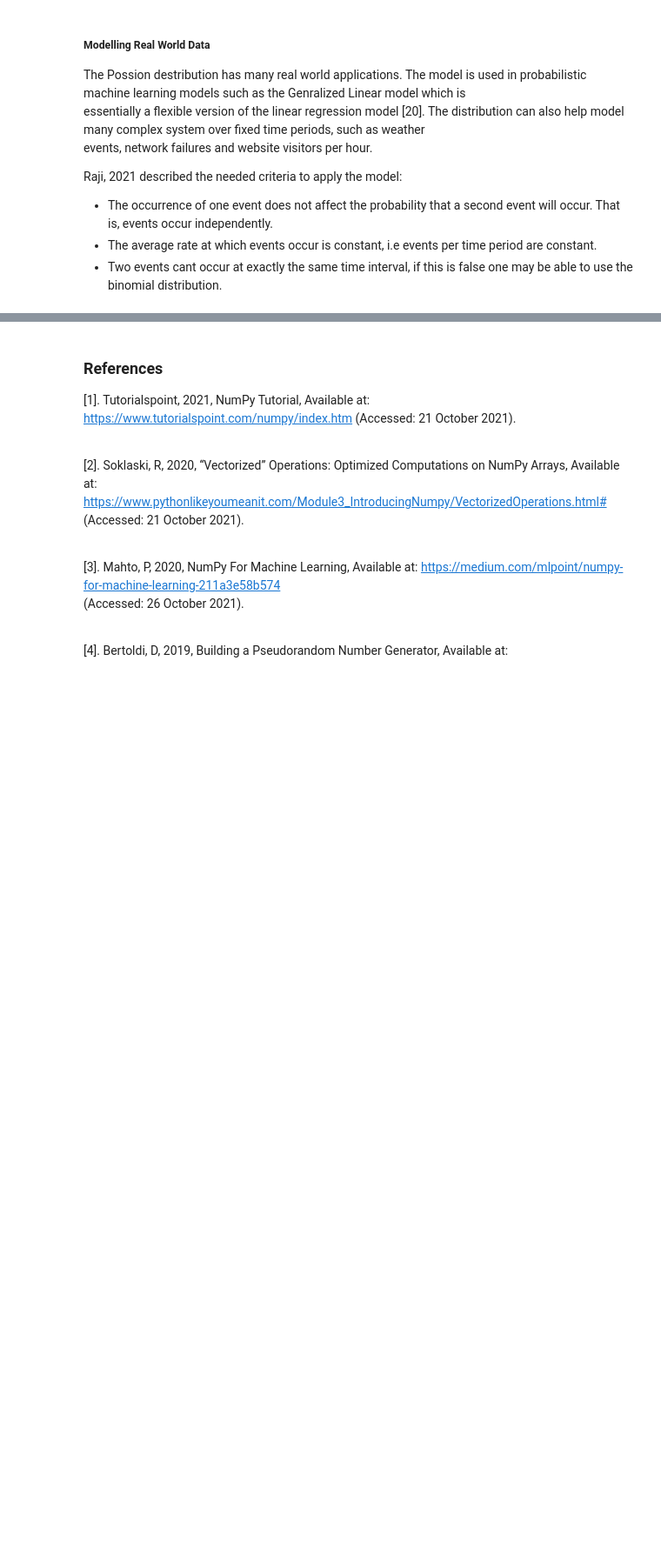
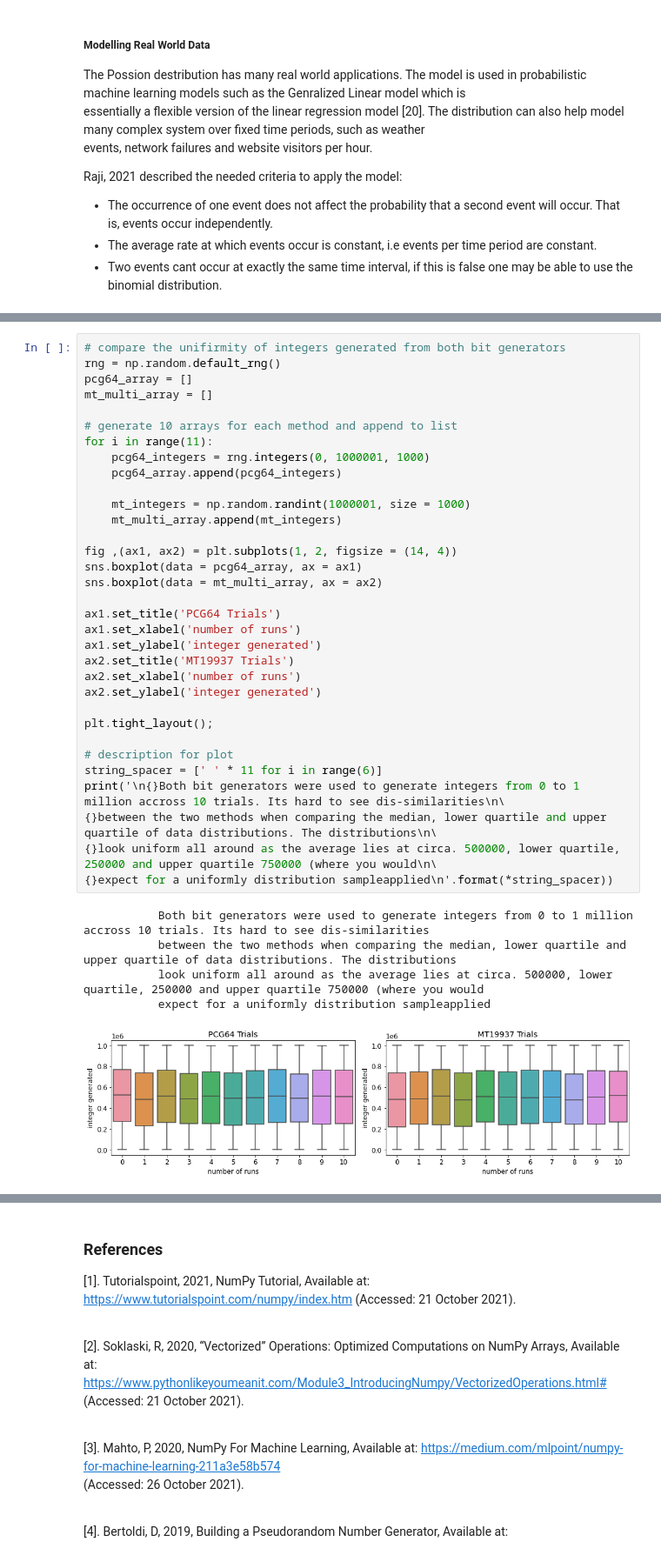
Before and after one commit to CiaranMoran27/playing_with_jupyter, a Jupyter notebook: numpy-random.ipynb, the cells around one changed output, grey strips where cells are left out. Shown: that part at 87% size. Drawn from its saved outputs; the diff is of its cells as text; blank space fills up the shorter version.

```diff
--- a/numpy-random.ipynb
+++ b/numpy-random.ipynb
@@ -1119,0 +1149,39 @@ The PCG64 bit generated normal floats 54.91 % quicker.
+# %%
+# compare the unifirmity of integers generated from both bit generators
+rng = np.random.default_rng()
+pcg64_array = []
+mt_multi_array = []
+
+# generate 10 arrays for each method and append to list
+for i in range(11):
+    pcg64_integers = rng.integers(0, 1000001, 1000)
+    pcg64_array.append(pcg64_integers)
+
+    mt_integers = np.random.randint(1000001, size = 1000)
+    mt_multi_array.append(mt_integers)
+
+fig ,(ax1, ax2) = plt.subplots(1, 2, figsize = (14, 4))
+sns.boxplot(data = pcg64_array, ax = ax1)
+sns.boxplot(data = mt_multi_array, ax = ax2)
+
+ax1.set_title('PCG64 Trials')
+ax1.set_xlabel('number of runs')
+ax1.set_ylabel('integer generated')
+ax2.set_title('MT19937 Trials')
+ax2.set_xlabel('number of runs')
+ax2.set_ylabel('integer generated')
+
+plt.tight_layout();
+
+# description for plot
+string_spacer = [' ' * 11 for i in range(6)]
+print('\n{}Both bit generators were used to generate integers from 0 to 1 million accross 10 trials. Its hard to see dis-similarities\n\
+{}between the two methods when comparing the median, lower quartile and upper quartile of data distributions. The distributions\n\
+{}look uniform all around as the average lies at circa. 500000, lower quartile, 250000 and upper quartile 750000 (where you would\n\
+{}expect for a uniformly distribution sampleapplied\n'.format(*string_spacer))
+# %% [output]
+           Both bit generators were used to generate integers from 0 to 1 million accross 10 trials. Its hard to see dis-similarities
+           between the two methods when comparing the median, lower quartile and upper quartile of data distributions. The distributions
+           look uniform all around as the average lies at circa. 500000, lower quartile, 250000 and upper quartile 750000 (where you would
+           expect for a uniformly distribution sampleapplied
+[figure, added]
```
Also changed, not shown: parts of 27 cells of this notebook.
